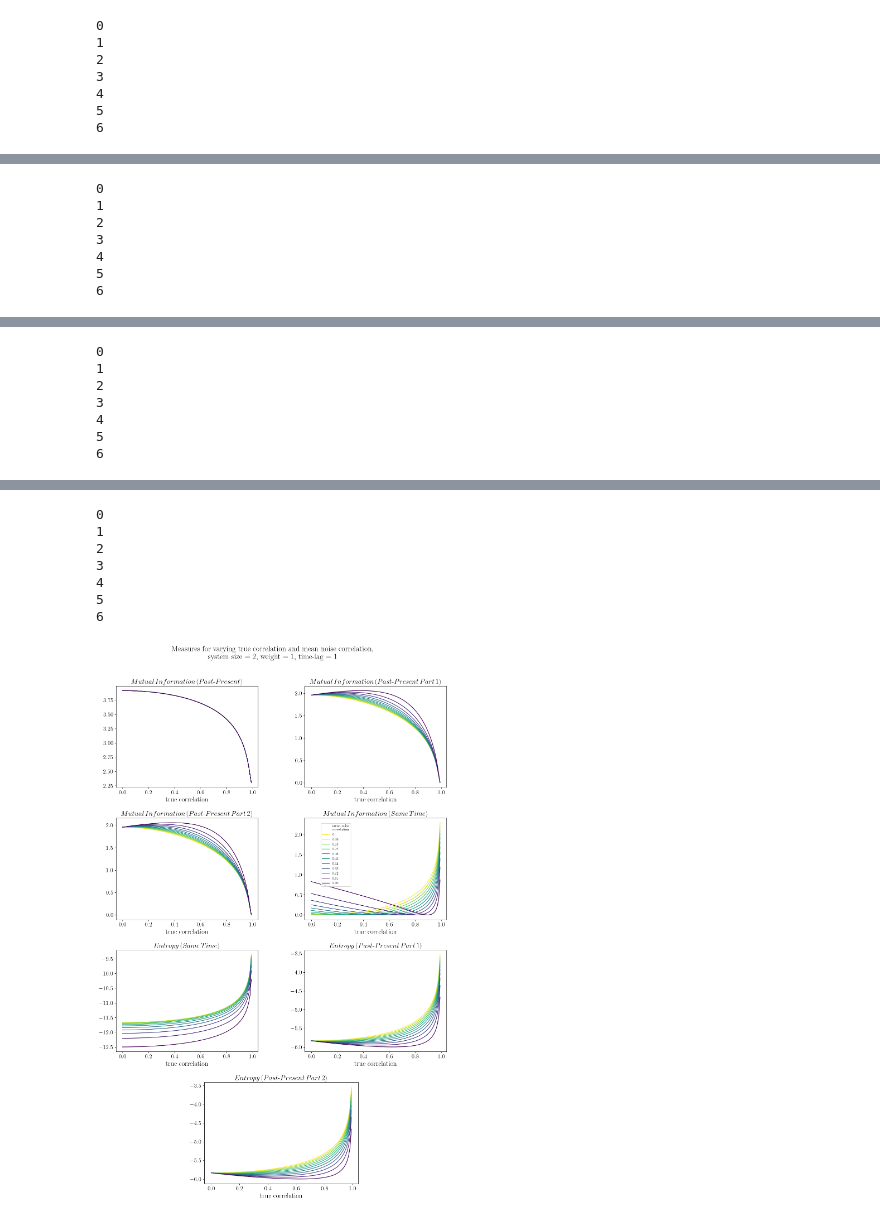
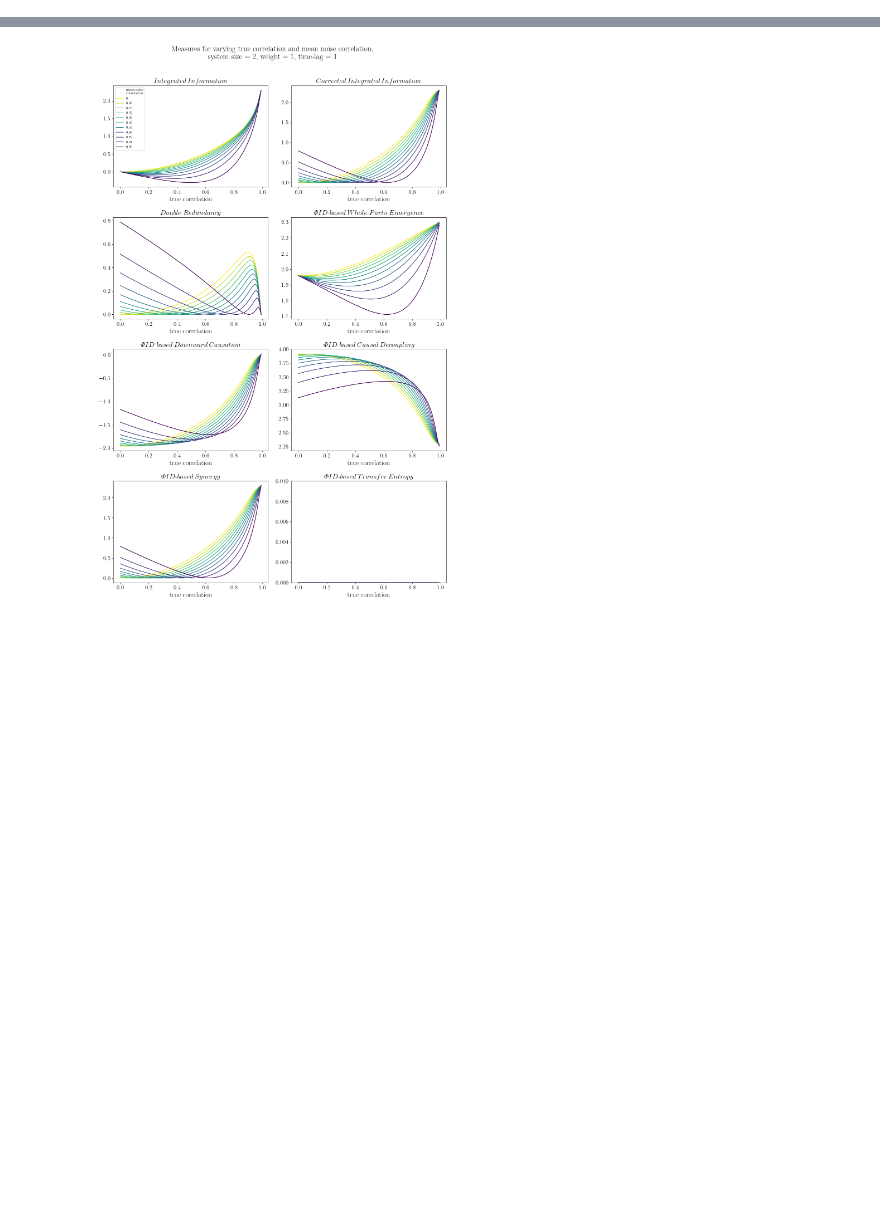
Before and after one commit to nadinespy/Emergence-And-Complexity-In-Variational-Inference, a Jupyter notebook: scripts/mec_var_inf_steady_state_param_sweep_plotting.ipynb, the cells around one changed output, grey strips where cells are left out. Cells and saved outputs as stored; diff of their text form; code cells hidden in the pictures; blank space fills up the shorter version.

Commit message:
legend in axis instead of figure with param

```diff
--- a/scripts/mec_var_inf_steady_state_param_sweep_plotting.ipynb
+++ b/scripts/mec_var_inf_steady_state_param_sweep_plotting.ipynb
@@ -18,7 +18,7 @@ param_names = {
     'weight': 'weight'
 }
 
-def plot_all_param_pairs(base_path, plot_config, param_names, filename_extension):
+def plot_all_param_pairs(base_path, plot_config, param_names, filename_extension, legend_axis_nr: int = 2):
     data_files = {
         ('correlation', 'weight'): 'results_mec_var_inf_corr_weight',
         ('correlation', 'n_var'): 'results_mec_var_inf_corr_system_size',
@@ -57,14 +57,13 @@ def plot_all_param_pairs(base_path, plot_config, param_names, filename_extension
                 param2_name = param_names.get(param2, param2)
                 # format as integer if the value is whole number
                 param2_val_str = str(int(param2_val)) if float(param2_val).is_integer() else f"{param2_val:.2f}"
-                #label = f"{param2_name} = {param2_val_str}" if i == 2 else None
-                label = f"{param2_val_str}" if i == 2 else None
+                label = f"{param2_val_str}" if i == legend_axis_nr else None
                 line, = ax.plot(group[param1], group[quantity], "-", color=color, label=label)
-                if i == 2:
+                if i == legend_axis_nr:
                     legend_handles.append(line)
             ymin, ymax = ax.get_ylim()
             if ymax > 0:
-                ax.set_ylim(ymin, max(ymax, 1))
+                ax.set_ylim(ymin, max(ymax, 0.01))
 
             ax.set_xlabel(param1_name, fontsize=18)
             ax.tick_params(axis='both', labelsize=15)
@@ -83,9 +82,8 @@ def plot_all_param_pairs(base_path, plot_config, param_names, filename_extension
         fig.subplots_adjust(hspace=0.3)
         fig.suptitle(f"Measures for varying {param1_name} and {param_names[param2]}, \n {fixed_params_str}", fontsize=20, y=1.005)
         legend_handles = [mpatches.Patch(color='none', label=f'{param2_name if param2_name != "mean noise correlation" else "mean noise \ncorrelation"}')] + legend_handles
-        fig.legend(handles=legend_handles, fontsize=9, title_fontsize=9, markerscale=0.7,
-                    frameon=True, bbox_to_anchor=(0.72, 0.69))
-                    #frameon=True, bbox_to_anchor=(0.24, 0.92))
+        axes[legend_axis_nr].legend(handles=legend_handles, fontsize=9, title_fontsize=9, markerscale=0.7,
+                    frameon=True)
 
         fig.tight_layout()
         plt.show()
@@ -98,8 +96,8 @@ def plot_all_param_pairs(base_path, plot_config, param_names, filename_extension
         }[(param1, param2)]
 
         for ext in ['.pdf', '.png']:
-            fig.savefig(os.path.join(base_path, 'plots', output_filename + ext),
-                       bbox_inches='tight')
+        #    fig.savefig(os.path.join(base_path, 'plots', output_filename + ext),
+        #               bbox_inches='tight')
         plt.close(fig)
 
 plot_config1 = {
@@ -125,12 +123,8 @@ plot_config2 = {
 
 base_path = '../results/'
 filename_extension = 'entropies_mi_'
-plot_all_param_pairs(base_path, plot_config2, param_names, filename_extension)
+# use legend_axis_nr = 0 for plot_config1
+# use legend_axis_nr = 3 for plot_config2
+
+plot_all_param_pairs(base_path, plot_config1, param_names, filename_extension, legend_axis_nr=0)
 # %% [output]
-0
-1
-2
-3
-4
-5
-6
@@ -138,7 +131,0 @@ plot_all_param_pairs(base_path, plot_config2, param_names, filename_extension)
-0
-1
-2
-3
-4
-5
-6
@@ -146,7 +132,0 @@ plot_all_param_pairs(base_path, plot_config2, param_names, filename_extension)
-0
-1
-2
-3
-4
-5
-6
@@ -154,8 +134 @@ plot_all_param_pairs(base_path, plot_config2, param_names, filename_extension)
-0
-1
-2
-3
-4
-5
-6
-[figure, old version]
+[figure, new version]
```
Also changed, not shown: parts of 1 cell of this notebook.
